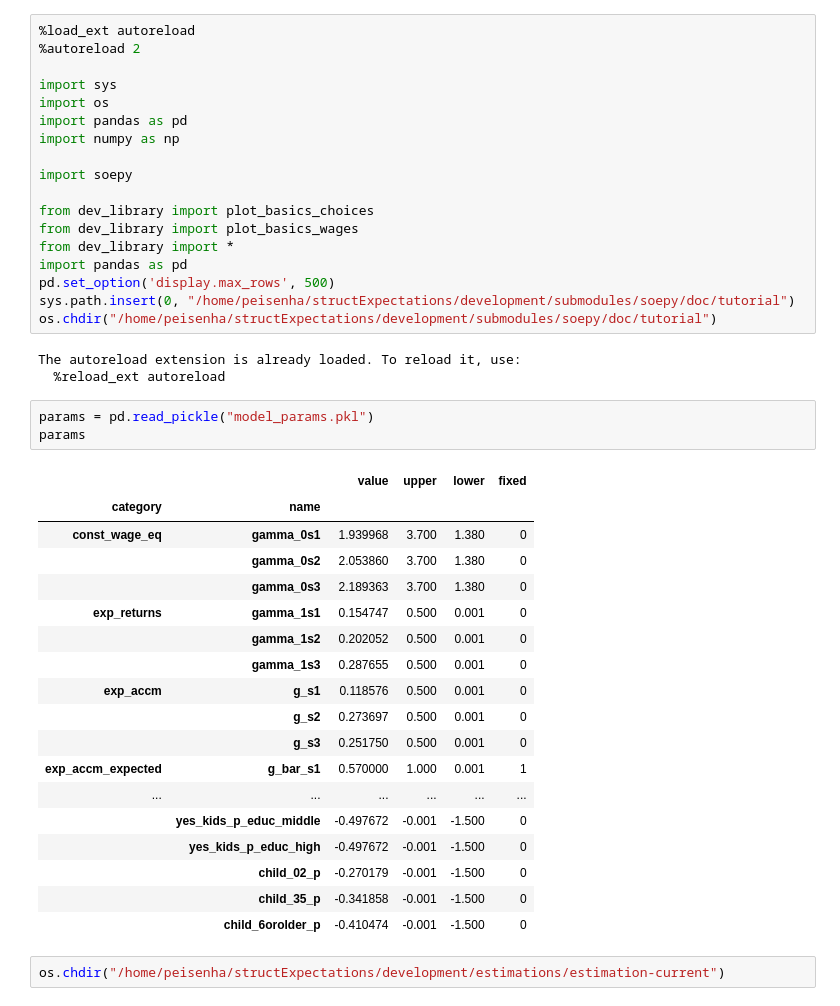
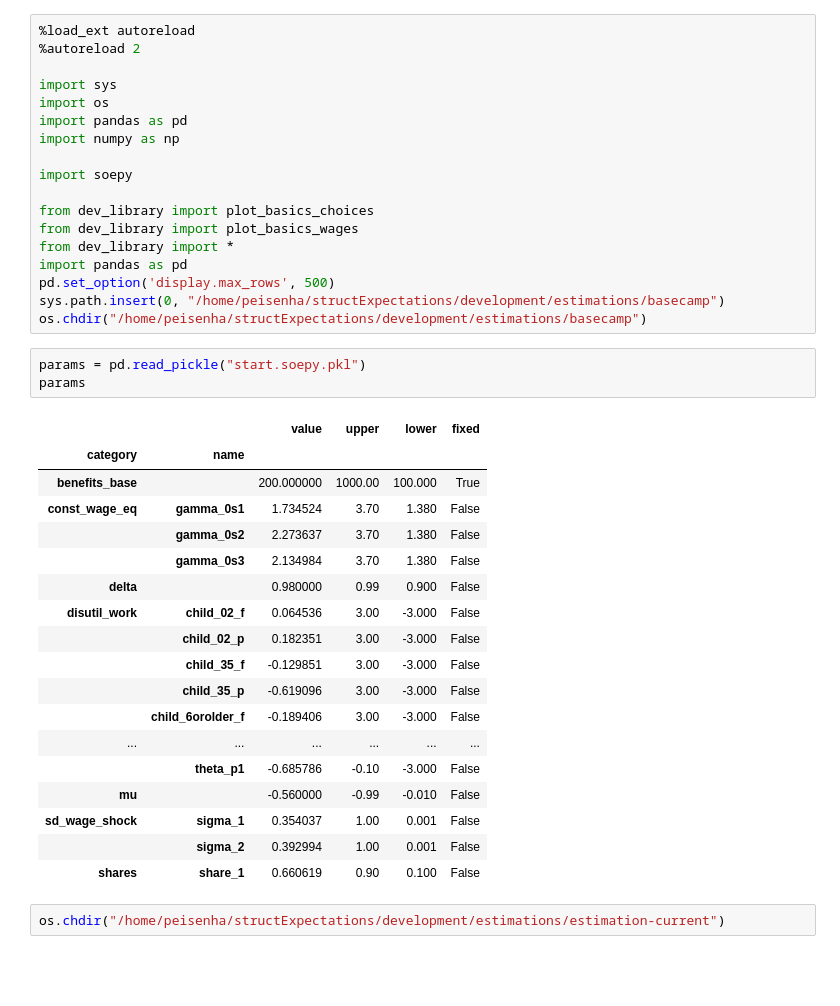
Before and after one commit to peisenha/dev_soepy, a Jupyter notebook: explorations.ipynb, the cells around one changed output. Saved outputs shown, nothing was run; the diff lists cells and outputs as text; blank space fills up the shorter version.

```diff
--- a/explorations.ipynb
+++ b/explorations.ipynb
@@ -14,33 +14,30 @@ from dev_library import plot_basics_wages
 from dev_library import *
 import pandas as pd
 pd.set_option('display.max_rows', 500)
-sys.path.insert(0, "/home/peisenha/structExpectations/development/submodules/soepy/doc/tutorial")
-os.chdir("/home/peisenha/structExpectations/development/submodules/soepy/doc/tutorial")
+sys.path.insert(0, "/home/peisenha/structExpectations/development/estimations/basecamp")
+os.chdir("/home/peisenha/structExpectations/development/estimations/basecamp")
-# %% [output]
-The autoreload extension is already loaded. To reload it, use:
-  %reload_ext autoreload
 # %%
-params = pd.read_pickle("model_params.pkl")
+params = pd.read_pickle("start.soepy.pkl")
 params
 # %% [output]
 |  |  | value | upper | lower | fixed |
 | category | name |  |  |  |  |
-| const_wage_eq | gamma_0s1 | 1.939968 | 3.700 | 1.380 | 0 |
-|  | gamma_0s2 | 2.053860 | 3.700 | 1.380 | 0 |
-|  | gamma_0s3 | 2.189363 | 3.700 | 1.380 | 0 |
-| exp_returns | gamma_1s1 | 0.154747 | 0.500 | 0.001 | 0 |
-|  | gamma_1s2 | 0.202052 | 0.500 | 0.001 | 0 |
-|  | gamma_1s3 | 0.287655 | 0.500 | 0.001 | 0 |
-| exp_accm | g_s1 | 0.118576 | 0.500 | 0.001 | 0 |
-|  | g_s2 | 0.273697 | 0.500 | 0.001 | 0 |
-|  | g_s3 | 0.251750 | 0.500 | 0.001 | 0 |
-| exp_accm_expected | g_bar_s1 | 0.570000 | 1.000 | 0.001 | 1 |
+| benefits_base |  | 200.000000 | 1000.00 | 100.000 | True |
+| const_wage_eq | gamma_0s1 | 1.734524 | 3.70 | 1.380 | False |
+|  | gamma_0s2 | 2.273637 | 3.70 | 1.380 | False |
+|  | gamma_0s3 | 2.134984 | 3.70 | 1.380 | False |
+| delta |  | 0.980000 | 0.99 | 0.900 | False |
+| disutil_work | child_02_f | 0.064536 | 3.00 | -3.000 | False |
+|  | child_02_p | 0.182351 | 3.00 | -3.000 | False |
+|  | child_35_f | -0.129851 | 3.00 | -3.000 | False |
+|  | child_35_p | -0.619096 | 3.00 | -3.000 | False |
+|  | child_6orolder_f | -0.189406 | 3.00 | -3.000 | False |
 | ... | ... | ... | ... | ... | ... |
-|  | yes_kids_p_educ_middle | -0.497672 | -0.001 | -1.500 | 0 |
-|  | yes_kids_p_educ_high | -0.497672 | -0.001 | -1.500 | 0 |
-|  | child_02_p | -0.270179 | -0.001 | -1.500 | 0 |
-|  | child_35_p | -0.341858 | -0.001 | -1.500 | 0 |
-|  | child_6orolder_p | -0.410474 | -0.001 | -1.500 | 0 |
+|  | theta_p1 | -0.685786 | -0.10 | -3.000 | False |
+| mu |  | -0.560000 | -0.99 | -0.010 | False |
+| sd_wage_shock | sigma_1 | 0.354037 | 1.00 | 0.001 | False |
+|  | sigma_2 | 0.392994 | 1.00 | 0.001 | False |
+| shares | share_1 | 0.660619 | 0.90 | 0.100 | False |
 # %%
 os.chdir("/home/peisenha/structExpectations/development/estimations/estimation-current")
 # %%
```
Also changed, not shown: 7 other files.
